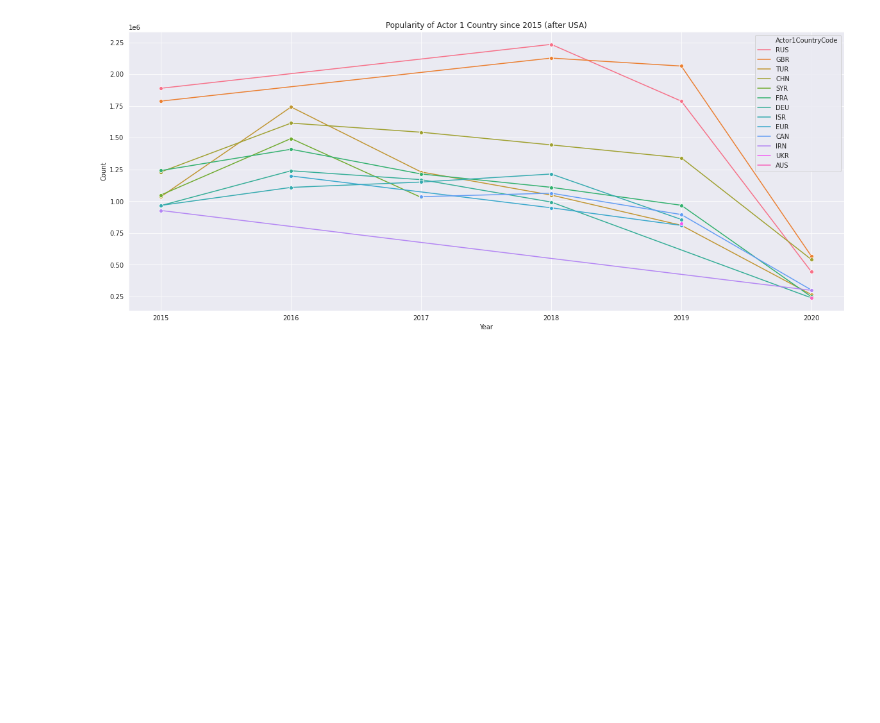
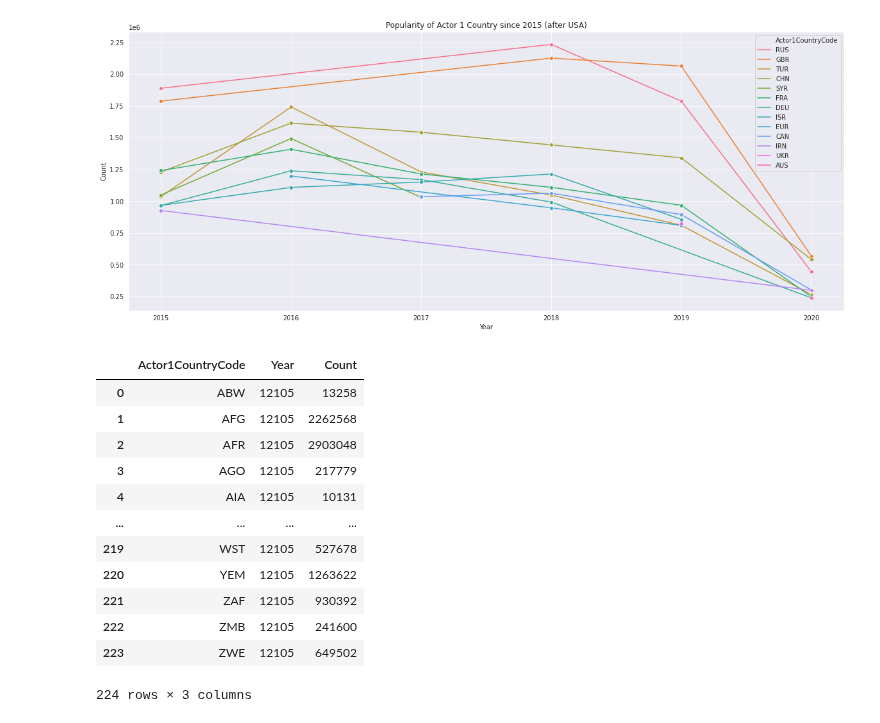
Before and after one commit to mijapa/GDELT, a Jupyter notebook: GLOBAL year ac1 count.ipynb, the cells around one changed output. Drawn from its saved outputs; the diff is of its cells as text; code cells hidden in the pictures; blank space fills up the shorter version.

```diff
--- a/GLOBAL year ac1 count.ipynb
+++ b/GLOBAL year ac1 count.ipynb
@@ -93,3 +93,20 @@ g.set(ylabel='Count')
 g.figure.set_size_inches(20,8)
 # %% [output]
 [figure]
+# %%
+s = GLyearAc1.groupby("Actor1CountryCode", as_index=False).sum()
+s
+# %% [output]
+|  | Actor1CountryCode | Year | Count |
+| 0 | ABW | 12105 | 13258 |
+| 1 | AFG | 12105 | 2262568 |
+| 2 | AFR | 12105 | 2903048 |
+| 3 | AGO | 12105 | 217779 |
+| 4 | AIA | 12105 | 10131 |
+| ... | ... | ... | ... |
+| 219 | WST | 12105 | 527678 |
+| 220 | YEM | 12105 | 1263622 |
+| 221 | ZAF | 12105 | 930392 |
+| 222 | ZMB | 12105 | 241600 |
+| 223 | ZWE | 12105 | 649502 |
+224 rows × 3 columns
```
Also changed, not shown: parts of 1 cell of this notebook, 20 other files.
